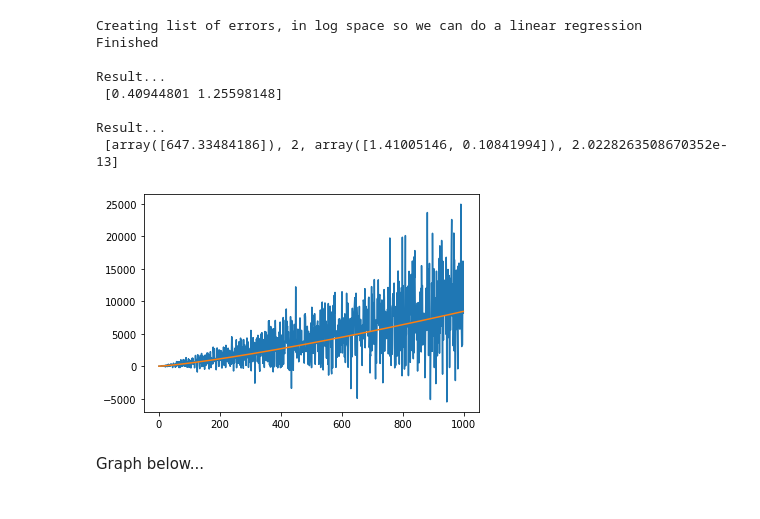
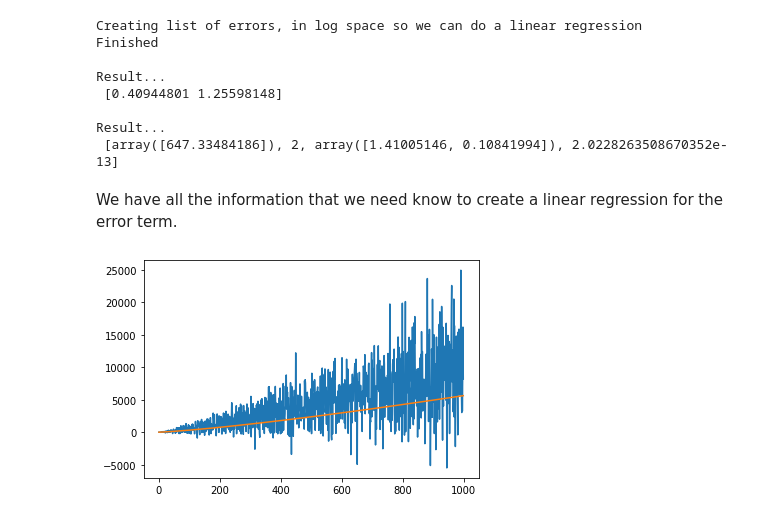
Before and after one commit to ethancma/GaussCircleConjecture, a Jupyter notebook: Code.ipynb, the cells around one changed output. Cells and saved outputs as stored; diff of their text form; code cells hidden in the pictures.

```diff
--- a/Code.ipynb
+++ b/Code.ipynb
@@ -212,24 +201,24 @@ Result...
 
 Result...
  [array([647.33484186]), 2, array([1.41005146, 0.10841994]), 2.0228263508670352e-13]
+# %% [markdown]
+We have all the information that we need know to create a linear regression for the error term.
 # %%
 import matplotlib.pyplot as plt
 
 
 x = []
 error_y = []
 r_2_3 = []
 
 for i in range(1000):
     x.append(i)
     error_y.append(errors[i])
-    r_2_3.append((3/2)* i**(5/4))
+    r_2_3.append(i**(5/4))
 
 fig, ax = plt.subplots()
 ax.plot(x, error_y)
 ax.plot(x, r_2_3)
 plt.show()
 # %% [output]
-[figure, old version]
+[figure, new version]
-# %% [markdown]
-Graph below...
```
Also changed, not shown: parts of 4 cells of this notebook.
